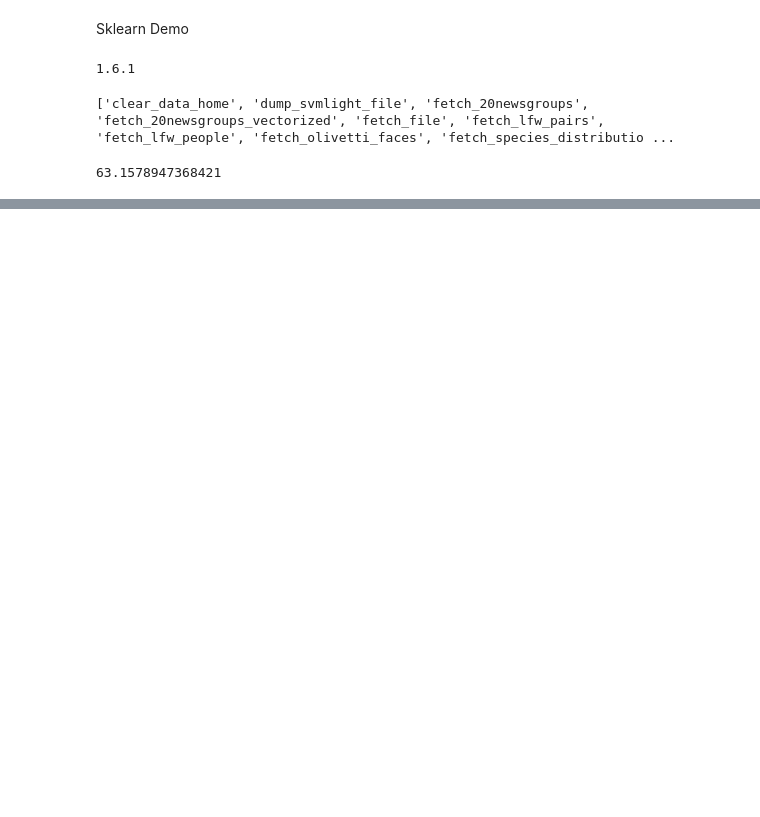
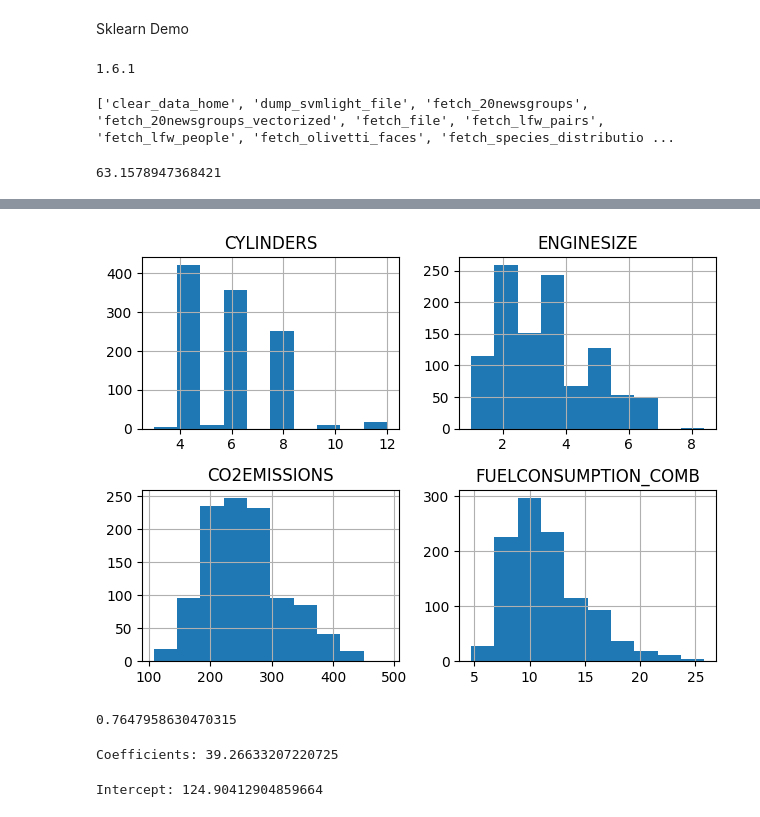
Before and after one commit to nodeswithsumit/BBA-Session, a Jupyter notebook: aymen.ipynb, the cells around one changed output, grey strips where cells are left out. Saved outputs shown, nothing was run; the diff lists cells and outputs as text; code cells hidden in the pictures; blank space fills up the shorter version.

```diff
--- a/aymen.ipynb
+++ b/aymen.ipynb
@@ -49,3 +50,8 @@ def Linear_Model_Generator(X,y,tr_size):
     print("Residual sum of squares:" % {mean_squared_error(y_test,pred)})
     print("Root Residual sum of squares:"% {np.sqrt(mean_squared_error(y_test,pred))})
     print("R2-score:"& {r2_score(y_test,pred)})
+# %%
+url='https://raw.githubusercontent.com/ibm-ice/Data-Exchange/refs/heads/main/FuelConsumptionCo2.csv'
+import pandas as pd
+df=pd.read_csv(url)
+df.head()
@@ -51,0 +77,3 @@ def Linear_Model_Generator(X,y,tr_size):
+# %%
+cdf=df[['ENGINESIZE','CYLINDERS','FUELCONSUMPTION_COMB','CO2EMISSIONS']]
+cdf.head(9)
@@ -51,0 +91,36 @@ def Linear_Model_Generator(X,y,tr_size):
+# %%
+viz=cdf[['CYLINDERS','ENGINESIZE','CO2EMISSIONS','FUELCONSUMPTION_COMB']]
+
+import matplotlib.pyplot as plt
+viz.hist()
+plt.tight_layout()
+plt.show()
+# %% [output]
+[figure, added]
+# %%
+X=cdf[['ENGINESIZE']]
+y=cdf[['CO2EMISSIONS']]
+X_test,X_train,y_test,y_train=train_test_split(X,y,train_size=0.33,random_state=42)
+#import ml model
+from sklearn.linear_model import LinearRegression
+linmodel=LinearRegression()
+#fit the model
+linmodel.fit(X_train,y_train)
+#prediction
+y_pred=linmodel.predict(X_test)
+#accuracy
+from sklearn.metrics import r2_score
+r2_score(y_test,y_pred)
+0.7647958630470315
+# %% [output]
+0.7647958630470315
+# %%
+linmodel_coef= np.squeeze(linmodel.coef_)
+print("Coefficients:", linmodel_coef)
+# %% [output]
+Coefficients: 39.26633207220725
+# %%
+linmodel_intercept=np.squeeze(linmodel.intercept_)
+print("Intercept:", linmodel_intercept)
+# %% [output]
+Intercept: 124.90412904859664
```
Also changed, not shown: parts of 5 cells of this notebook.
